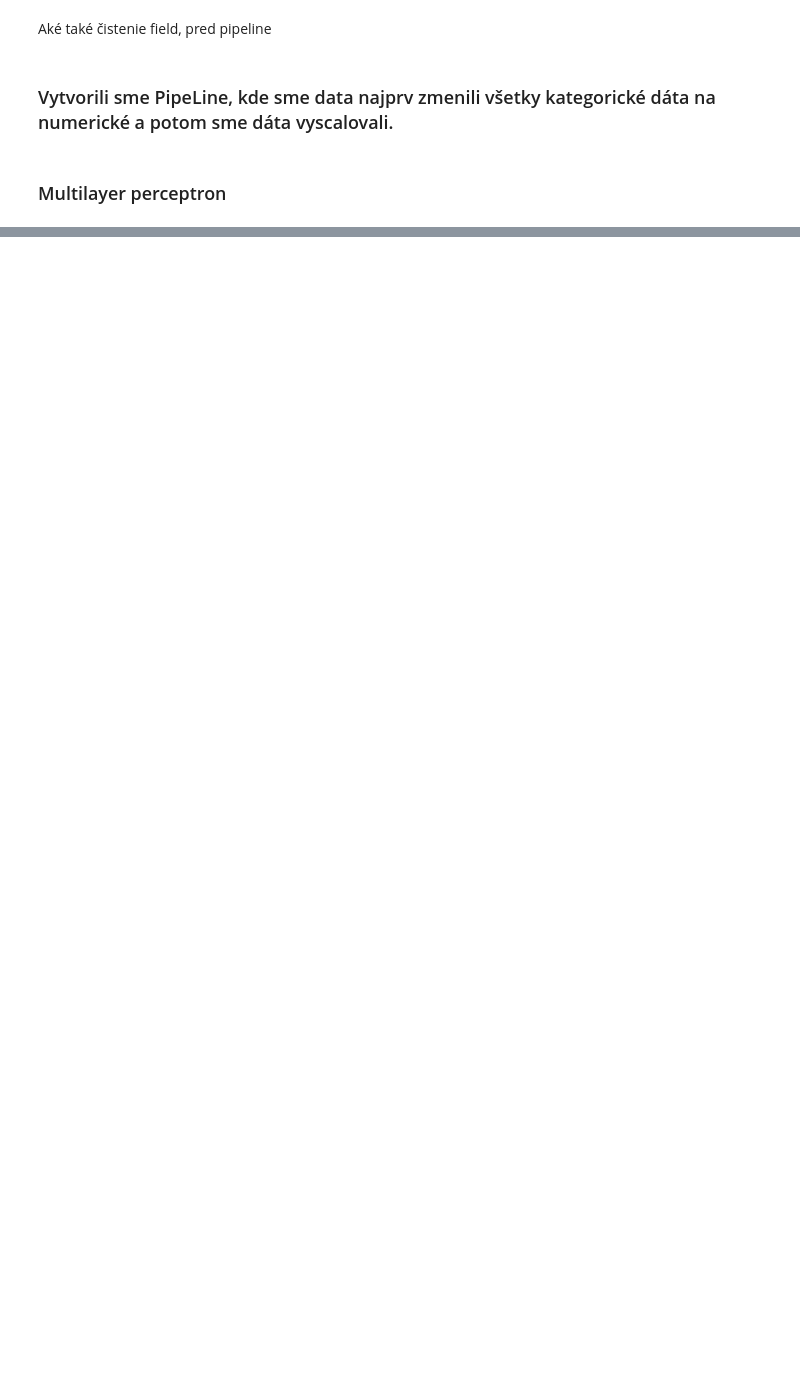
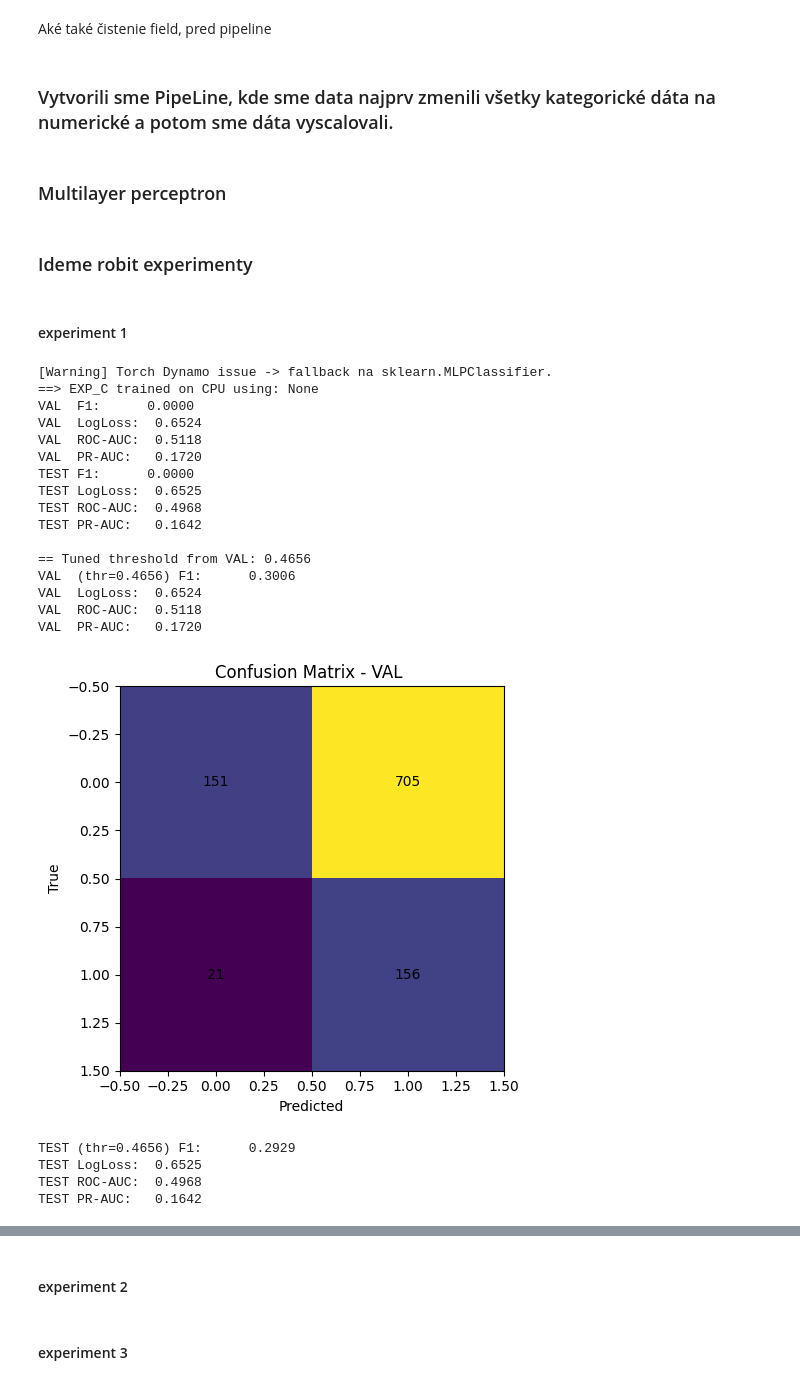
Before and after one commit to Daweed12/ZNEUS_ZS_Vach_Kmet_Duchon, a Jupyter notebook: Project1.ipynb, the cells around one changed output, grey strips where cells are left out. Cells and saved outputs as stored; diff of their text form; code cells hidden in the pictures; blank space fills up the shorter version.

Commit message:
experiments

```diff
--- a/Project1.ipynb
+++ b/Project1.ipynb
@@ -588,3 +588,7 @@ pipe = Pipeline([
     ('to_np', to_float32),
     ('clf', net),
 ])
+# %% [markdown]
+### Ideme robit experimenty
+# %% [markdown]
+#### experiment 1
@@ -590,0 +802,68 @@ pipe = Pipeline([
+# %%
+# === PRÍKLADY VOLANIA (skús jedno po druhom) ===
+
+# === EXPERIMENT A: silnejšia sieť + menší lr + weight decay ===
+# EXPERIMENT A: silnejšia sieť + menší lr + weight decay
+# res_A = run_experiment(
+#     hidden=(512, 256, 128),
+#     dropout=0.1,
+#     lr=1e-3,
+#     weight_decay=1e-2,
+#     batch_size=256,
+#     max_epochs=120,
+#     patience=12,
+#     threshold_tuning=True,
+#     name="EXP_A"
+# )
+# res_A
+
+
+#Experiment B: menej dropout, väčšia batch, dlhší tréning
+#=== B) Jeden konkrétny experiment (uprav si parametre a spusť) ===
+# res = run_experiment(
+#     hidden=(512, 256, 128),  # skús aj (256,128,64) alebo (512,512,256,128)
+#     dropout=0.1,             # 0.0 / 0.1 / 0.2
+#     lr=1e-3,                 # 3e-4 / 1e-3 / 3e-3
+#     weight_decay=1e-2,       # 0.0 / 5e-3 / 1e-2
+#     batch_size=256,          # 256 / 512
+#     max_epochs=120,          # 60 / 120 / 180
+#     patience=12,             # 8–15
+#     threshold_tuning=True,
+#     name="EXP_A"
+# )
+#res
+
+
+# Experiment C: jednoduchšia sieť (rýchle porovnanie)
+res_C = run_experiment(
+    hidden=(256,128,64,32),
+    dropout=0.2,
+    lr=0.001,
+    weight_decay=1e-2,
+    batch_size=512,
+    max_epochs=200,
+    patience=15,
+    name="EXP_C"
+)
+# %% [output]
+[Warning] Torch Dynamo issue -> fallback na sklearn.MLPClassifier.
+==> EXP_C trained on CPU using: None
+VAL  F1:      0.0000
+VAL  LogLoss:  0.6524
+VAL  ROC-AUC:  0.5118
+VAL  PR-AUC:   0.1720
+TEST F1:      0.0000
+TEST LogLoss:  0.6525
+TEST ROC-AUC:  0.4968
+TEST PR-AUC:   0.1642
+
+== Tuned threshold from VAL: 0.4656
+VAL  (thr=0.4656) F1:      0.3006
+VAL  LogLoss:  0.6524
+VAL  ROC-AUC:  0.5118
+VAL  PR-AUC:   0.1720
+[figure, added]
+TEST (thr=0.4656) F1:      0.2929
+TEST LogLoss:  0.6525
+TEST ROC-AUC:  0.4968
+TEST PR-AUC:   0.1642
@@ -590,0 +871,4 @@ pipe = Pipeline([
+# %% [markdown]
+#### experiment 2
+# %% [markdown]
+#### experiment 3
```
Also changed, not shown: parts of 11 cells of this notebook.
